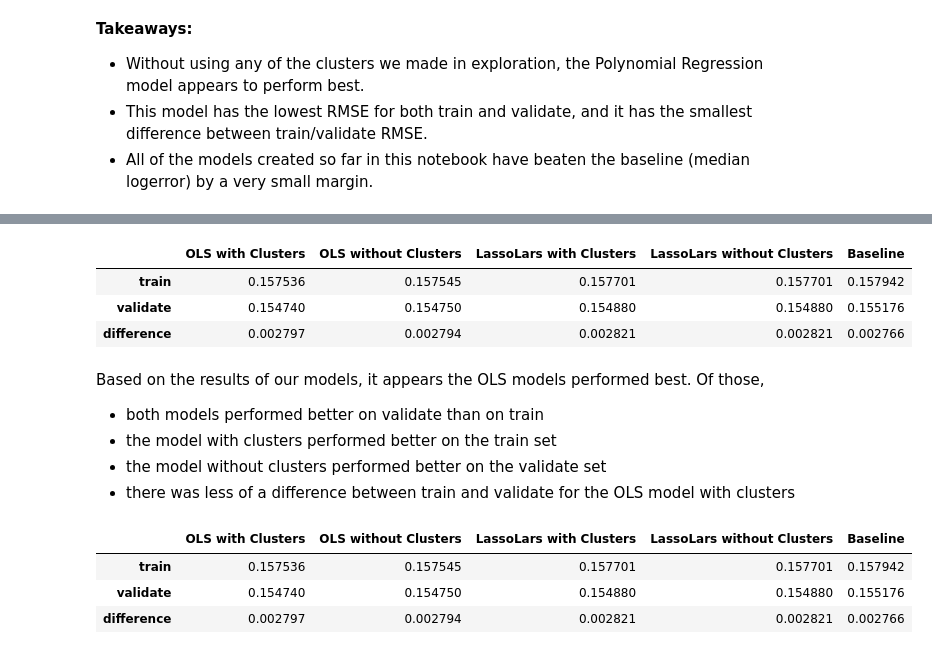
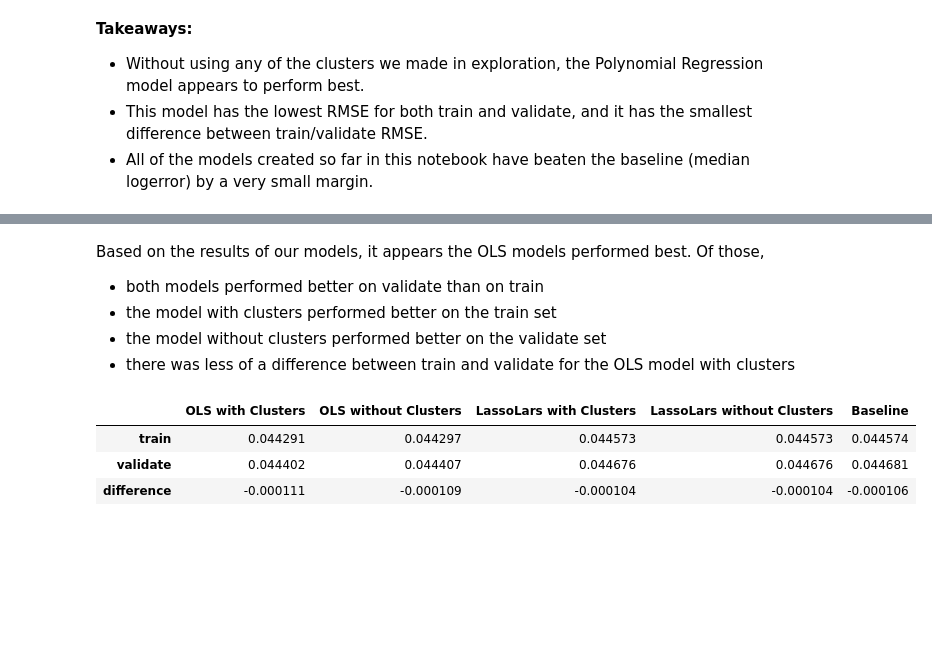
Before and after one commit to jones-stewart/zillow-clustering-project, a Jupyter notebook: 03_model_stewart.ipynb, the cells around one changed output, grey strips where cells are left out. Cells and saved outputs as stored; diff of their text form; code cells hidden in the pictures; blank space fills up the shorter version.

```diff
--- a/03_model_stewart.ipynb
+++ b/03_model_stewart.ipynb
@@ -168,2 +211,2 @@ f_feature
 # %%
-X_train, X_validate, X_test, X_train_scaled, X_validate_scaled, X_test_scaled = wr.scale_and_cluster(train, validate, test, ['sq_ft', 'tax_value', 'age'], ['beds', 'baths', 'sq_ft'], 4)
+# X_train, X_validate, X_test = scale_and_cluster(train, validate, test, ['tax_value', 'age', 'sq_ft'], ['beds', 'baths', 'sq_ft'], 4)
@@ -258,2 +234,4 @@ def scale_and_cluster(train, validate, test, model_vars, cluster_vars, k):
 # %%
-X_train, X_validate, X_test = scale_and_cluster(train, validate, test, ['tax_value', 'age', 'sq_ft'], ['beds', 'baths', 'sq_ft'], 4)
+# X_train, X_validate, X_test = scale_and_cluster(train, validate, test, ['tax_value', 'age', 'sq_ft'], ['beds', 'baths', 'sq_ft'], 4)
+# X_train, X_validate, X_test = encode_clusters(X_train, X_validate, X_test)
+# X_train.head()
@@ -281,4 +237,0 @@ original unencoded cluster column.
-# %%
-X_train, X_validate, X_test = scale_and_cluster(train, validate, test, ['tax_value', 'age', 'sq_ft'], ['beds', 'baths', 'sq_ft'], 4)
-X_train, X_validate, X_test = encode_clusters(X_train, X_validate, X_test)
-X_train.head()
@@ -418,20 +333,20 @@ OLS RMSE Validate: 0.15475016447694118
 # %%
 # run lassolars with clusters
-from sklearn.linear_model import LassoLars
+# from sklearn.linear_model import LassoLars
 
-# create object
-lars = LassoLars()
-# fit model to train
-lars.fit(X_train, y_train.logerror)
-# make predictions on train
-y_train['ll_pred'] = lars.predict(X_train)
-# evaluate model on train
-rmse_train_ll_cl = mean_squared_error(y_train.logerror, y_train.ll_pred)**0.5
-# validate predictions
-y_validate['ll_pred'] = lars.predict(X_validate)
-# evaluate model on validate
-rmse_validate_ll_cl = mean_squared_error(y_validate.logerror, y_validate.ll_pred)**0.5
+# # create object
+# lars = LassoLars()
+# # fit model to train
+# lars.fit(X_train, y_train.logerror)
+# # make predictions on train
+# y_train['ll_pred'] = lars.predict(X_train)
+# # evaluate model on train
+# rmse_train_ll_cl = mean_squared_error(y_train.logerror, y_train.ll_pred)**0.5
+# # validate predictions
+# y_validate['ll_pred'] = lars.predict(X_validate)
+# # evaluate model on validate
+# rmse_validate_ll_cl = mean_squared_error(y_validate.logerror, y_validate.ll_pred)**0.5
 
-# print results
-print(f'LassoLars RMSE Train: {rmse_train_ll_cl}')
-print(f'LassoLars RMSE Validate: {rmse_validate_ll_cl}')
+# # print results
+# print(f'LassoLars RMSE Train: {rmse_train_ll_cl}')
+# print(f'LassoLars RMSE Validate: {rmse_validate_ll_cl}')
@@ -464,17 +373,12 @@ LassoLars RMSE Validate: 0.15488023191149203
 # %%
 # view results as dataframe
-rmse = pd.DataFrame({'OLS with Clusters':[rmse_train_ols_cl, rmse_validate_ols_cl, (rmse_train_ols_cl-rmse_validate_ols_cl)],
-                     'OLS without Clusters':[rmse_train_ols, rmse_validate_ols, (rmse_train_ols-rmse_validate_ols)],
-                     'LassoLars with Clusters':[rmse_train_ll_cl, rmse_validate_ll_cl, (rmse_train_ll_cl-rmse_validate_ll_cl)],
-                     'LassoLars without Clusters':[rmse_train_ll, rmse_validate_ll, (rmse_train_ll-rmse_validate_ll)],
-                     'Baseline':[rmse_train, rmse_validate, (rmse_train-rmse_validate)]},
-                    index=['train', 'validate', 'difference'])
-rmse
+# rmse = pd.DataFrame({'OLS with Clusters':[rmse_train_ols_cl, rmse_validate_ols_cl, (rmse_train_ols_cl-rmse_validate_ols_cl)],
+#                      'OLS without Clusters':[rmse_train_ols, rmse_validate_ols, (rmse_train_ols-rmse_validate_ols)],
+#                      'LassoLars with Clusters':[rmse_train_ll_cl, rmse_validate_ll_cl, (rmse_train_ll_cl-rmse_validate_ll_cl)],
+#                      'LassoLars without Clusters':[rmse_train_ll, rmse_validate_ll, (rmse_train_ll-rmse_validate_ll)],
+#                      'Baseline':[rmse_train, rmse_validate, (rmse_train-rmse_validate)]},
+#                     index=['train', 'validate', 'difference'])
+# rmse
-# %% [output]
-|  | OLS with Clusters | OLS without Clusters | LassoLars with Clusters | LassoLars without Clusters | Baseline |
-| train | 0.157536 | 0.157545 | 0.157701 | 0.157701 | 0.157942 |
-| validate | 0.154740 | 0.154750 | 0.154880 | 0.154880 | 0.155176 |
-| difference | 0.002797 | 0.002794 | 0.002821 | 0.002821 | 0.002766 |
 # %% [markdown]
 Based on the results of our models, it appears the OLS models performed best. Of those,
 - both models performed better on validate than on train
@@ -541,10 +444,10 @@ def model_features_df(target, X_scaled_train, X_scaled_validate, X_scaled_test,
 # %%
-model_features_df('logerror', X_train, X_validate, X_test, pd.DataFrame(train.logerror), pd.DataFrame(validate.logerror), pd.DataFrame(test.logerror), ['tax_value', 'age', 'sq_ft'])
+m.model_features_df('logerror', X_train, X_validate, X_test, pd.DataFrame(train.logerror), pd.DataFrame(validate.logerror), pd.DataFrame(test.logerror), ['tax_value', 'age', 'sq_ft'])
 # %% [output]
 |  | OLS with Clusters | OLS without Clusters | LassoLars with Clusters | LassoLars without Clusters | Baseline |
-| train | 0.157536 | 0.157545 | 0.157701 | 0.157701 | 0.157942 |
-| validate | 0.154740 | 0.154750 | 0.154880 | 0.154880 | 0.155176 |
-| difference | 0.002797 | 0.002794 | 0.002821 | 0.002821 | 0.002766 |
+| train | 0.044291 | 0.044297 | 0.044573 | 0.044573 | 0.044574 |
+| validate | 0.044402 | 0.044407 | 0.044676 | 0.044676 | 0.044681 |
+| difference | -0.000111 | -0.000109 | -0.000104 | -0.000104 | -0.000106 |
 # %%
 residuals = pd.DataFrame({'actual':train.logerror,
                   'Baseline':train.logerror.median()-train.logerror,
```
Also changed, not shown: parts of 33 cells of this notebook.
